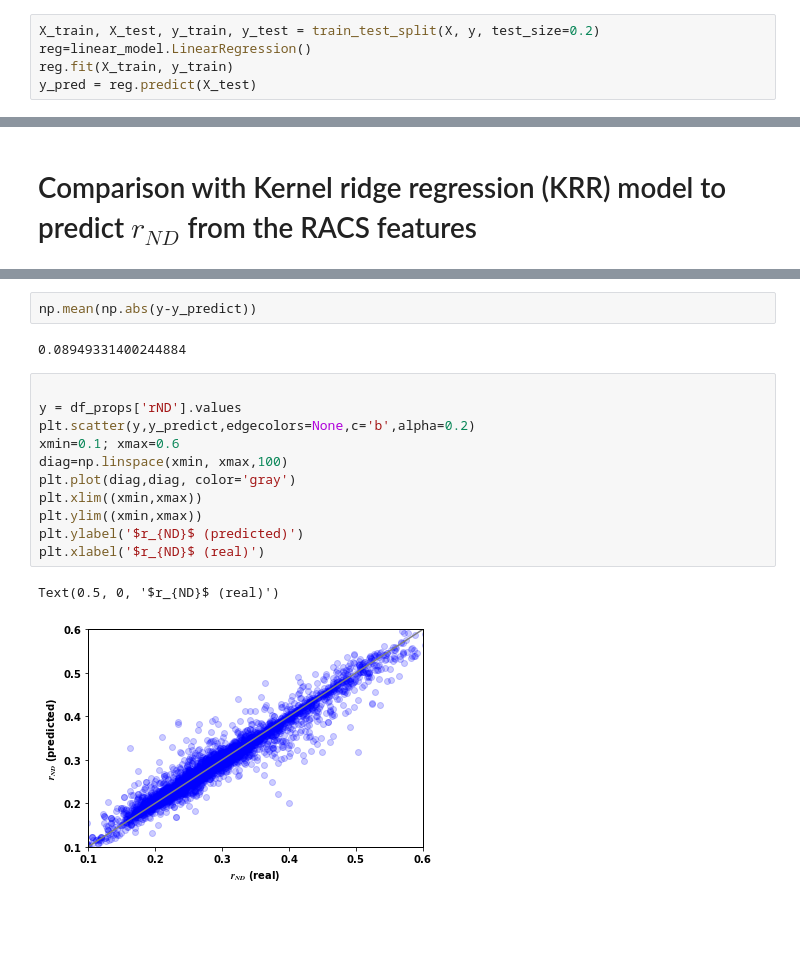
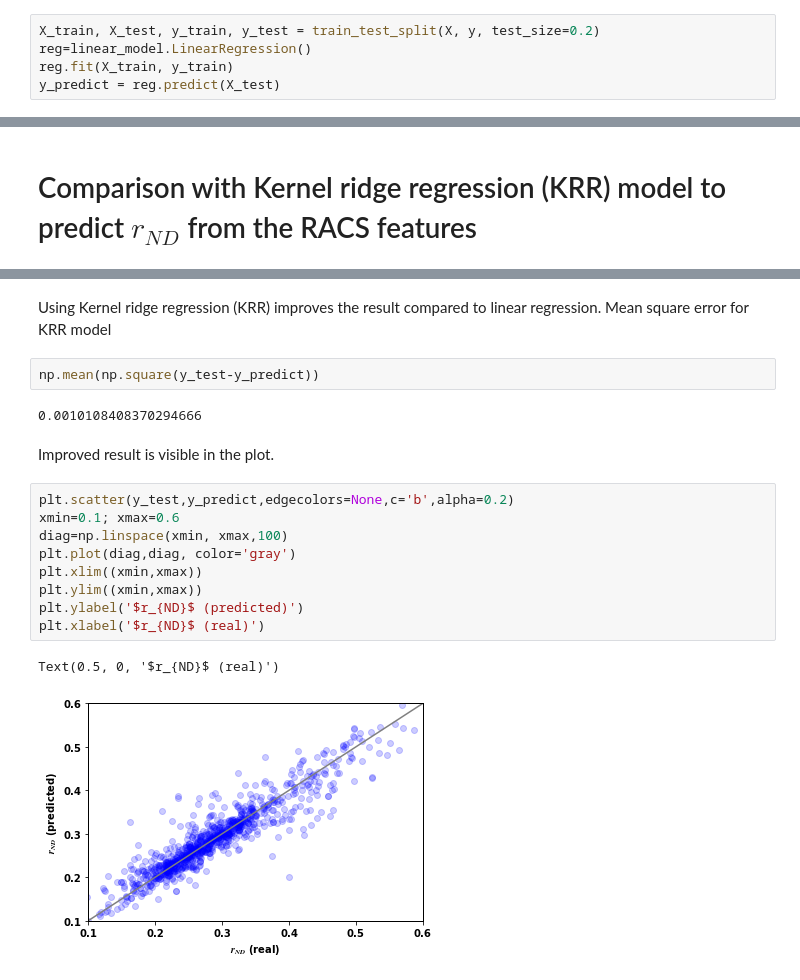
Before and after one commit to Liu-group/MLbook, a Jupyter notebook: JupyterNotebook/case_study.ipynb, the cells around one changed output, grey strips where cells are left out. Drawn from its saved outputs; the diff is of its cells as text; blank space fills up the shorter version.

```diff
--- a/JupyterNotebook/case_study.ipynb
+++ b/JupyterNotebook/case_study.ipynb
@@ -234,4 +255,4 @@ feature_used: ['ligcharge', 'ox', 'spin', 'RACs.mc-Z-0-all', 'RACs.mc-S-0-all',
 X_train, X_test, y_train, y_test = train_test_split(X, y, test_size=0.2)
 reg=linear_model.LinearRegression()
 reg.fit(X_train, y_train)
-y_pred = reg.predict(X_test)
+y_predict = reg.predict(X_test)
@@ -269,21 +308,23 @@ Using input columns.
 inital:  65
 removed:  [] 0
 feature_used: ['ligcharge', 'ox', 'spin', 'RACs.mc-Z-0-all', 'RACs.mc-S-0-all', 'RACs.f-chi-3-all', 'RACs.D_mc-Z-1-all', 'RACs.D_mc-S-1-all', 'RACs.f-Z-1-all', 'RACs.f-Z-0-all', 'RACs.f-chi-1-all', 'R ...
+# %% [markdown]
+Using Kernel ridge regression (KRR) improves the result compared to linear regression. Mean square error for KRR model
 # %%
-np.mean(np.abs(y-y_predict))
+np.mean(np.square(y_test-y_predict))
 # %% [output]
-0.08949331400244884
+0.0010108408370294666
+# %% [markdown]
+Improved result is visible in the plot.
 # %%
-
-y = df_props['rND'].values
-plt.scatter(y,y_predict,edgecolors=None,c='b',alpha=0.2)
+plt.scatter(y_test,y_predict,edgecolors=None,c='b',alpha=0.2)
 xmin=0.1; xmax=0.6
 diag=np.linspace(xmin, xmax,100)
 plt.plot(diag,diag, color='gray')
 plt.xlim((xmin,xmax))
 plt.ylim((xmin,xmax))
 plt.ylabel('$r_{ND}$ (predicted)')
 plt.xlabel('$r_{ND}$ (real)')
 # %% [output]
 Text(0.5, 0, '$r_{ND}$ (real)')
-[figure, old version]
+[figure, new version]
```
Also changed, not shown: parts of 36 cells of this notebook.
